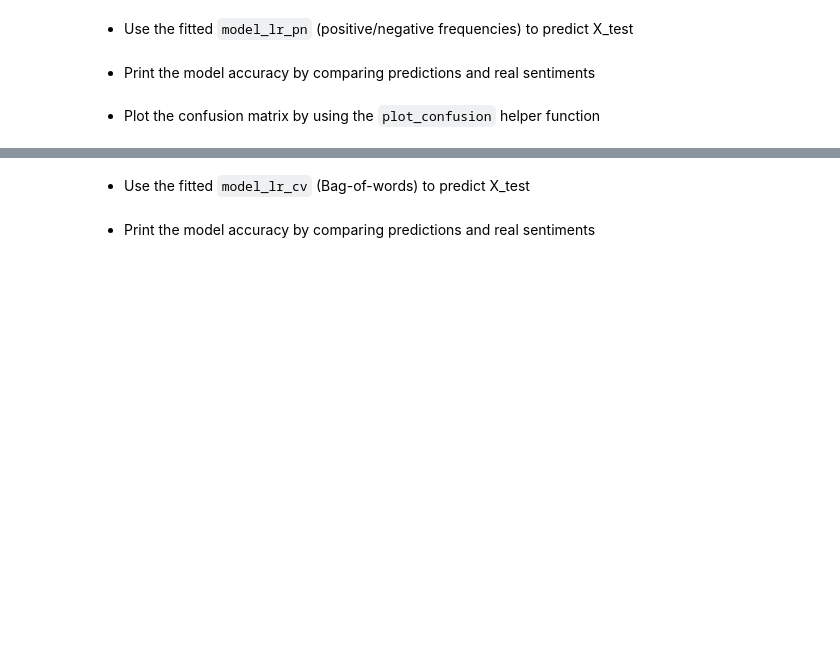
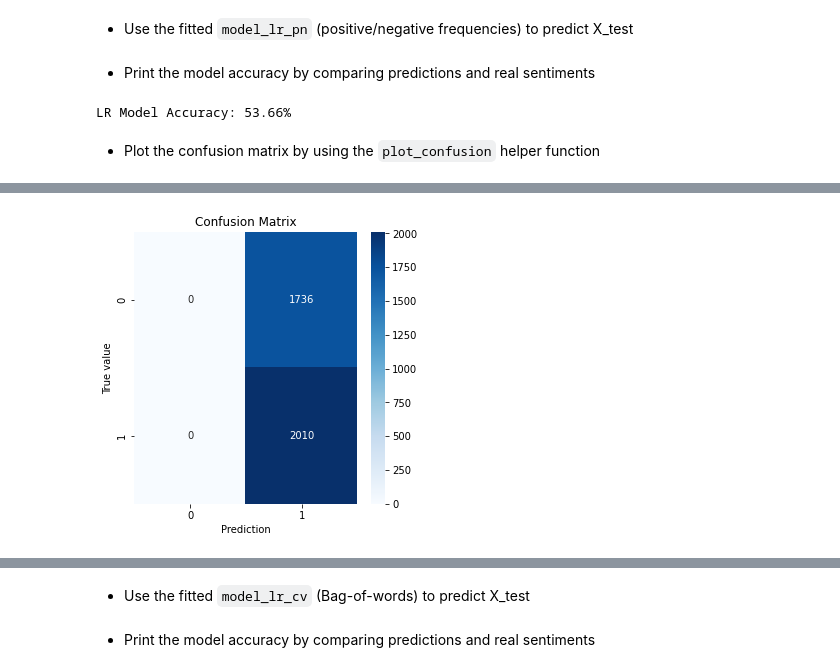
Before and after one commit to Shweta-Shivhare/Sentiment_Analysis, a Jupyter notebook: Colab_Notebook.ipynb, the cells around one changed output, grey strips where cells are left out. Saved outputs shown, nothing was run; the diff lists cells and outputs as text; code cells hidden in the pictures; blank space fills up the shorter version.

```diff
--- a/Colab_Notebook.ipynb
+++ b/Colab_Notebook.ipynb
@@ -1175,12 +1256,24 @@ print("Sentiment: {}".format(y_train[id]))
 from sklearn.linear_model import LogisticRegression
 # %% [markdown]
 * Create a `fit_lr` function used to fit a Logistic Regression model on X and y *training* data
+# %%
+def fit_lr(X_train , y_train):
+  model = LogisticRegression()
+  model.fit(X_train, y_train)
+  return model
 # %% [markdown]
 
 ### <img src='https://drive.google.com/uc?export=view&id=1aAdtCrMe6SORoGAGtjOVM0UIxDFH9Thq' width=50px>  **4.2.2** Pos/Neg Frequency
 # %% [markdown]
 * Use the `build_freqs` function on training data to create a frequency dictionnary
 * Use the frequency dictionnary together with the `tweet_to_freq` function to convert X_train and X_test data to 2-d vectors
+# %%
+freqs = build_freqs(X_train, y_train)
+X_train_pn =[tweet_to_freqs(tweet, freqs) for tweet in X_train]
+X_test_pn = [tweet_to_freqs(tweet, freqs) for tweet in X_test]
 # %% [markdown]
 * Fit the Logistic Regression model on training data by using the `fit_lr` function
 * Print the model coefficients (betas and intercept)
+# %%
+model_lr_pn = fit_lr(X_train_pn, y_train)
+print(model_lr_pn.coef_, model_lr_pn.intercept_)
@@ -1211,9 +1318,16 @@ from sklearn.metrics import confusion_matrix
 ### <img src='https://drive.google.com/uc?export=view&id=1aAdtCrMe6SORoGAGtjOVM0UIxDFH9Thq' width=50px> **4.3.1** Positive/Negative Frequencies
 # %% [markdown]
 * Use the fitted `model_lr_pn` (positive/negative frequencies) to predict X_test
+# %%
+y_pred_lr_pn =  model_lr_pn.predict(X_test_pn)
 # %% [markdown]
 * Print the model accuracy by comparing predictions and real sentiments
 # %%
-print("LR Model Accuracy: {:.2%}".format())
+print("LR Model Accuracy: {:.2%}".format(accuracy_score(y_test,y_pred_lr_pn)))
+# %% [output]
+LR Model Accuracy: 53.66%
 # %% [markdown]
 * Plot the confusion matrix by using the `plot_confusion` helper function
+# %%
+plot_confusion(confusion_matrix(y_test,y_pred_lr_pn))
+# %% [output]
@@ -1220,3 +1335,4 @@ print("LR Model Accuracy: {:.2%}".format())
+[figure, added]
 # %% [markdown]
 ### <img src='https://drive.google.com/uc?export=view&id=1aAdtCrMe6SORoGAGtjOVM0UIxDFH9Thq' width=50px> **4.3.2** Count Vector
 # %% [markdown]
```
Also changed, not shown: parts of 54 cells of this notebook.
